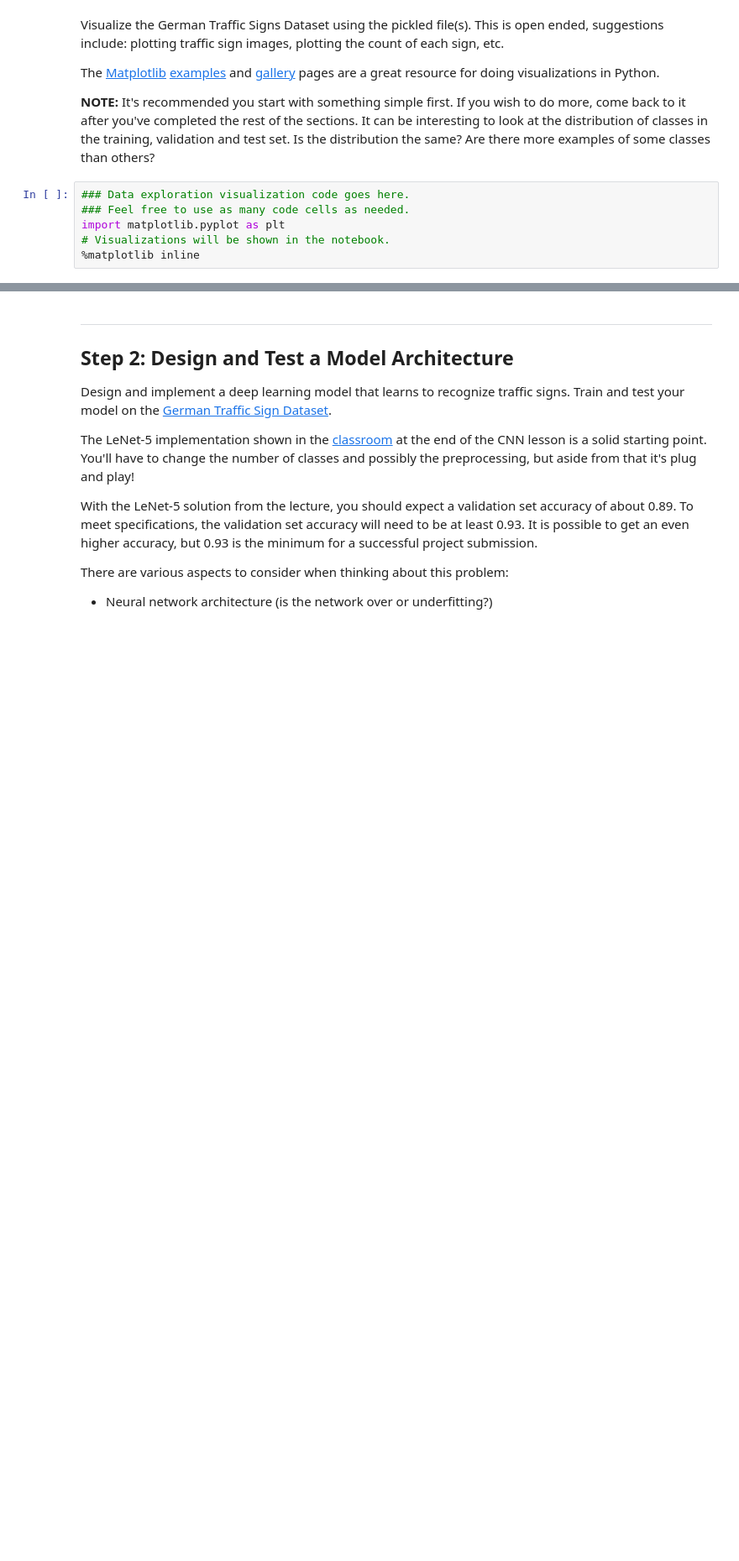
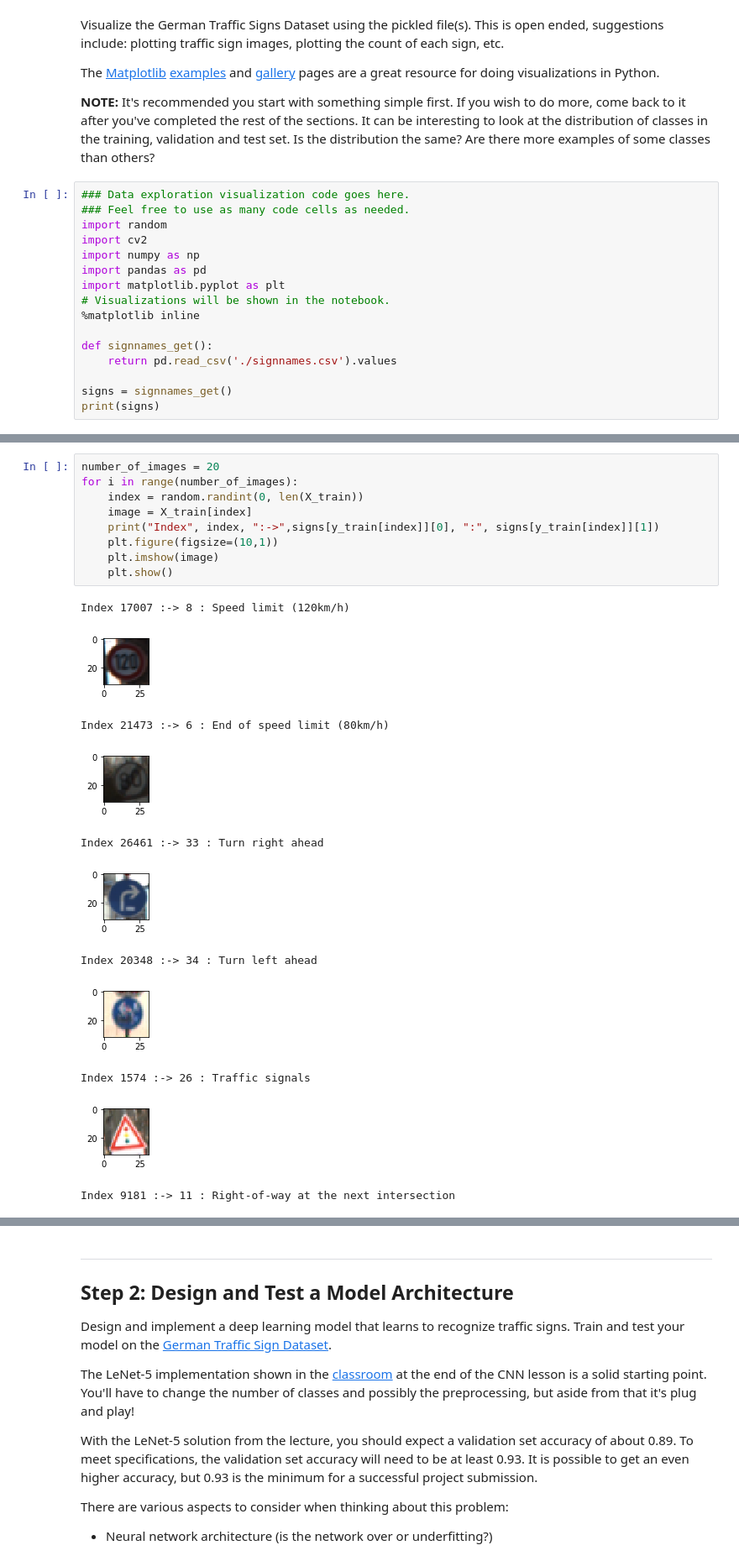
Before and after one commit to sandeeppaulraj/CarND-Traffic-Sign-Classifier-Project, a Jupyter notebook: Traffic_Sign_Classifier.ipynb, the cells around one changed output, grey strips where cells are left out. Shown at 84% size. Saved outputs shown, nothing was run; the diff lists cells and outputs as text; blank space fills up the shorter version.

```diff
--- a/Traffic_Sign_Classifier.ipynb
+++ b/Traffic_Sign_Classifier.ipynb
@@ -96,6 +96,16 @@ The [Matplotlib](http://matplotlib.org/) [examples](http://matplotlib.org/exampl
 # %%
 ### Data exploration visualization code goes here.
 ### Feel free to use as many code cells as needed.
+import random
+import cv2
+import numpy as np
+import pandas as pd
 import matplotlib.pyplot as plt
 # Visualizations will be shown in the notebook.
 %matplotlib inline
+
+def signnames_get():
+    return pd.read_csv('./signnames.csv').values
+
+signs = signnames_get()
+print(signs)
@@ -101,0 +135,21 @@ import matplotlib.pyplot as plt
+# %%
+number_of_images = 20
+for i in range(number_of_images):
+    index = random.randint(0, len(X_train))
+    image = X_train[index]
+    print("Index", index, ":->",signs[y_train[index]][0], ":", signs[y_train[index]][1])
+    plt.figure(figsize=(10,1))
+    plt.imshow(image)
+    plt.show()
+# %% [output]
+Index 17007 :-> 8 : Speed limit (120km/h)
+[figure, added]
+Index 21473 :-> 6 : End of speed limit (80km/h)
+[figure, added]
+Index 26461 :-> 33 : Turn right ahead
+[figure, added]
+Index 20348 :-> 34 : Turn left ahead
+[figure, added]
+Index 1574 :-> 26 : Traffic signals
+[figure, added]
+Index 9181 :-> 11 : Right-of-way at the next intersection
```
Also changed, not shown: parts of 3 cells of this notebook.
